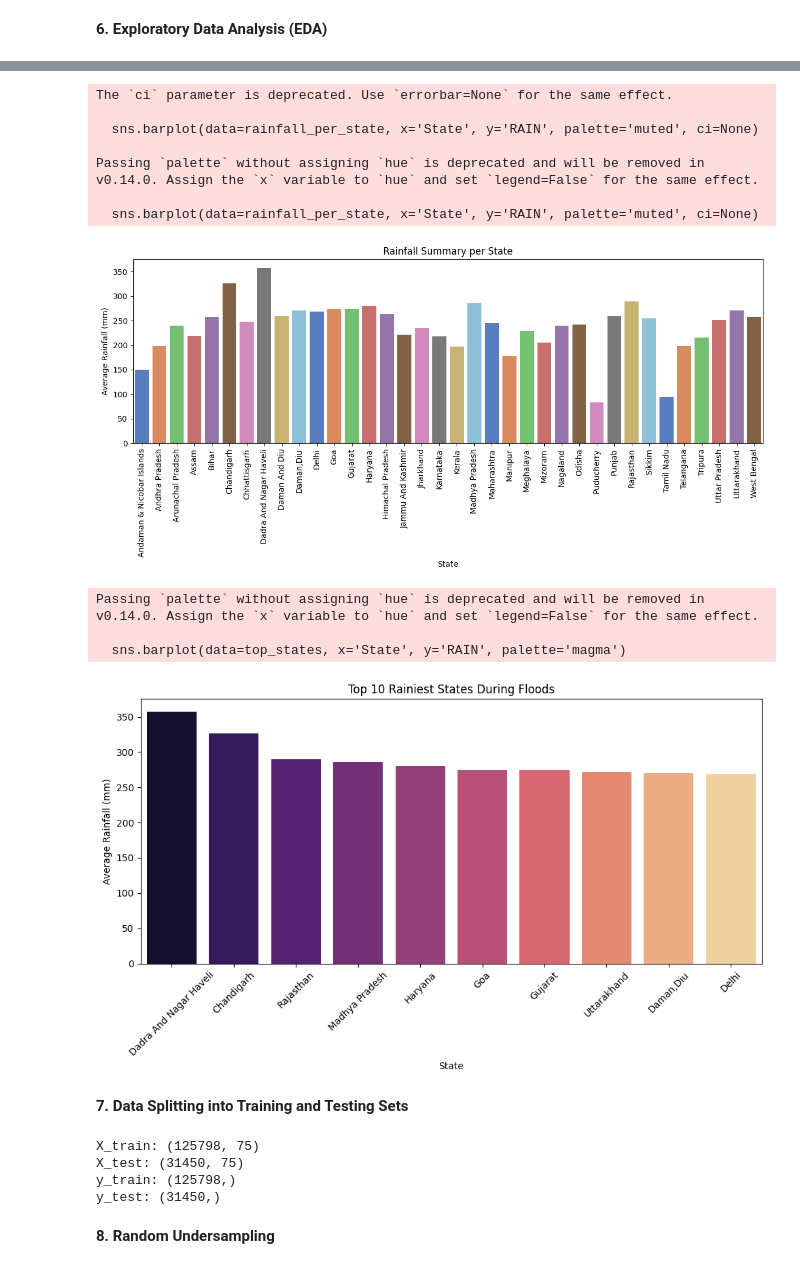
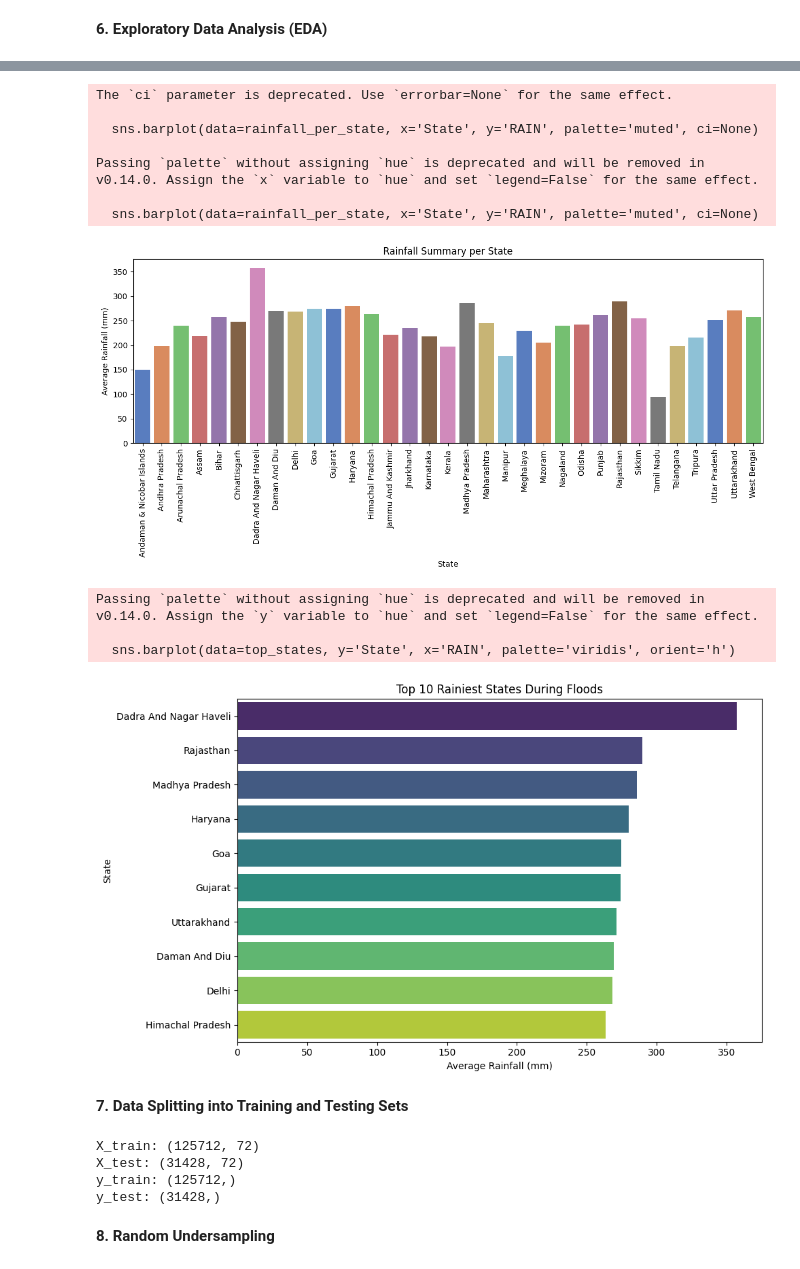
Before and after one commit to tasleema17/FINAL_PROJECT_22034202, a Jupyter notebook: FloodPredictionCode.ipynb, the cells around one changed output, grey strips where cells are left out. Cells and saved outputs as stored; diff of their text form; code cells hidden in the pictures.

```diff
--- a/FloodPredictionCode.ipynb
+++ b/FloodPredictionCode.ipynb
@@ -127,10 +130,11 @@ state_corrections = {
     "Madras": "Tamil Nadu",
     "Tamilnadu": "Tamil Nadu",
     "Chennai": "Tamil Nadu",
-    "Daman And Diu": "Daman,Diu",
+    "Daman,Diu": "Daman And Diu",
     "Parts Of Maharastra": "Maharashtra",
-    "East Rajasthan": "Rajasthan"
-
+    "East Rajasthan": "Rajasthan",
+    "Chandigarh": "Punjab",
+    "Puducherry": "Tamil Nadu"
 }
 # remove leading/trailing spaces, apply title case, and apply corrections
 merged_data_exploded['State'] = (
@@ -271,23 +264,22 @@ The `ci` parameter is deprecated. Use `errorbar=None` for the same effect.
 Passing `palette` without assigning `hue` is deprecated and will be removed in v0.14.0. Assign the `x` variable to `hue` and set `legend=False` for the same effect.
 
   sns.barplot(data=rainfall_per_state, x='State', y='RAIN', palette='muted', ci=None)
-[figure, old version]
+[figure, new version]
 # %%
 # Top 10 Rainiest States During Floods
 top_states = merged_data_exploded.groupby('State')['RAIN'].mean().nlargest(10).reset_index()
-plt.figure(figsize=(10, 6))
-sns.barplot(data=top_states, x='State', y='RAIN', palette='magma')
+plt.figure(figsize=(10, 6))  # Adjust figure size if needed
+sns.barplot(data=top_states, y='State', x='RAIN', palette='viridis', orient='h')
 plt.title("Top 10 Rainiest States During Floods")
-plt.xlabel("State")
-plt.ylabel("Average Rainfall (mm)")
-plt.xticks(rotation=45)
+plt.ylabel("State")
+plt.xlabel("Average Rainfall (mm)")
 plt.tight_layout()
 plt.show()
 # %% [output]
-Passing `palette` without assigning `hue` is deprecated and will be removed in v0.14.0. Assign the `x` variable to `hue` and set `legend=False` for the same effect.
+Passing `palette` without assigning `hue` is deprecated and will be removed in v0.14.0. Assign the `y` variable to `hue` and set `legend=False` for the same effect.
 
-  sns.barplot(data=top_states, x='State', y='RAIN', palette='magma')
+  sns.barplot(data=top_states, y='State', x='RAIN', palette='viridis', orient='h')
-[figure, old version]
+[figure, new version]
 # %% [markdown]
 **7. Data Splitting into Training and Testing Sets**
 # %%
@@ -314,10 +306,10 @@ print('X_test:', X_test.shape)
 print('y_train:', y_train.shape)
 print('y_test:', y_test.shape)
 # %% [output]
-X_train: (125798, 75)
-X_test: (31450, 75)
-y_train: (125798,)
-y_test: (31450,)
+X_train: (125712, 72)
+X_test: (31428, 72)
+y_train: (125712,)
+y_test: (31428,)
 # %% [markdown]
 **8. Random Undersampling**
 # %%
```
Also changed, not shown: parts of 9 cells of this notebook.
